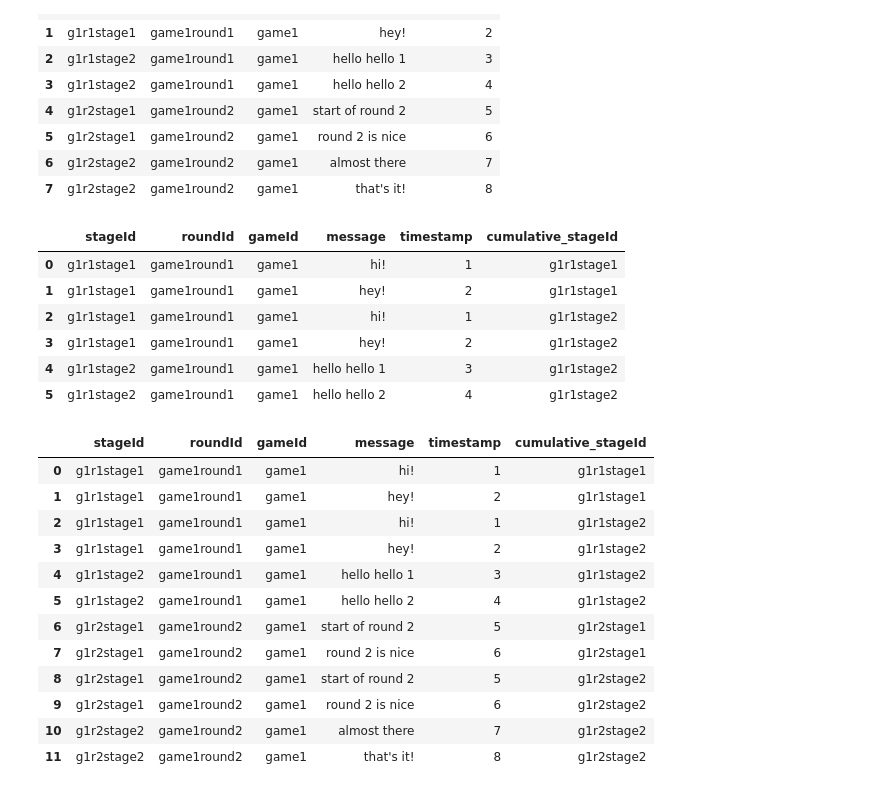
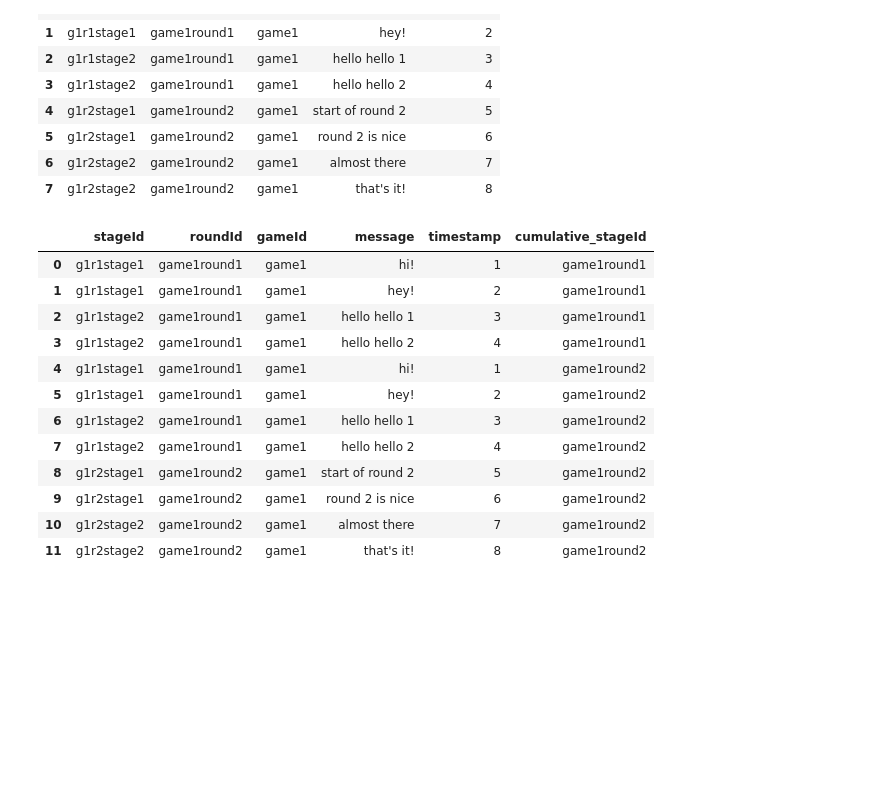
Before and after one commit to Watts-Lab/team_comm_tools, a Jupyter notebook: feature_engine/data/cleaning_scripts/multi_task_data_cleaning.ipynb, the cells around one changed output. Saved outputs shown, nothing was run; the diff lists cells and outputs as text; code cells hidden in the pictures; blank space fills up the shorter version.

Commit message:
add ability to use task as unit of analysis

```diff
--- a/feature_engine/data/cleaning_scripts/multi_task_data_cleaning.ipynb
+++ b/feature_engine/data/cleaning_scripts/multi_task_data_cleaning.ipynb
@@ -96,29 +106,30 @@ with open('../raw_data/multi_task_conversations.csv', 'w', newline='') as csvfil
         stage_timings = list(stage_dict.values())
 
         for chat in chat_list:
-            text = chat['text']
-            speaker = chat['player']['_id']
-            timestamp = chat['timeStamp']
+          text = chat['text']
+          speaker = chat['player']['_id']
+          timestamp = chat['timeStamp']
+          stage_id = ""
 
-            # Determine which stage a chat was spoken in
-            if(len(stageIds) == 3):
-              if(timestamp >= stage_timings[0] and timestamp < stage_timings[1]):
-                stage_id = stageIds[0]
-              if(timestamp >= stage_timings[1] and timestamp < stage_timings[2]):
-                  stage_id = stageIds[1]
-              if(timestamp >= stage_timings[2]):
-                  stage_id = stageIds[2]
-            elif(timestamp == 2):
-              if(timestamp >= stage_timings[0] and timestamp < stage_timings[1]):
-                stage_id = stageIds[0]
-              if(timestamp >= stage_timings[1]):
+          # Determine which stage a chat was spoken in
+          if(len(stageIds) == 3):
+            if(timestamp < stage_timings[1]):
+              stage_id = stageIds[0]
+            if(timestamp >= stage_timings[1] and timestamp < stage_timings[2]):
                 stage_id = stageIds[1]
-            else:
-                stage_id = stageIds[0]
+            if(timestamp >= stage_timings[2]):
+                stage_id = stageIds[2]
+          elif(timestamp == 2):
+            if(timestamp < stage_timings[1]):
+              stage_id = stageIds[0]
+            if(timestamp >= stage_timings[1]):
+              stage_id = stageIds[1]
+          else:
+              stage_id = stageIds[0]
 
-            chat_obj = {'stageId':stage_id, 'roundId': round_id, 'gameId':game_id, 'message': text, 'speaker_nickname': speaker, 'timestamp': timestamp}
+          chat_obj = {'stageId':stage_id, 'roundId': round_id, 'gameId':game_id, 'message': text, 'speaker_nickname': speaker, 'timestamp': timestamp}
 
-            # Write the row
-            writer.writerow(chat_obj)
+          # Write the row
+          writer.writerow(chat_obj)
 # %%
 conversations_raw = pd.read_csv('../raw_data/multi_task_conversations.csv').sort_values(['gameId', 'roundId', 'stageId','timestamp'])
@@ -391,29 +395,19 @@ def create_cumulative_rows(input_df, within_task = False):
 # %%
-create_cumulative_rows(simple_input, within_task = False)
+create_cumulative_rows(df, conversation_id= "roundId", within_task = False)
 # %% [output]
 |  | stageId | roundId | gameId | message | timestamp | cumulative_stageId |
-| 0 | g1r1stage1 | game1round1 | game1 | hi! | 1 | g1r1stage1 |
-| 1 | g1r1stage1 | game1round1 | game1 | hey! | 2 | g1r1stage1 |
-| 2 | g1r1stage1 | game1round1 | game1 | hi! | 1 | g1r1stage2 |
-| 3 | g1r1stage1 | game1round1 | game1 | hey! | 2 | g1r1stage2 |
-| 4 | g1r1stage2 | game1round1 | game1 | hello hello 1 | 3 | g1r1stage2 |
-| 5 | g1r1stage2 | game1round1 | game1 | hello hello 2 | 4 | g1r1stage2 |
+| 0 | g1r1stage1 | game1round1 | game1 | hi! | 1 | game1round1 |
+| 1 | g1r1stage1 | game1round1 | game1 | hey! | 2 | game1round1 |
+| 2 | g1r1stage2 | game1round1 | game1 | hello hello 1 | 3 | game1round1 |
+| 3 | g1r1stage2 | game1round1 | game1 | hello hello 2 | 4 | game1round1 |
+| 4 | g1r1stage1 | game1round1 | game1 | hi! | 1 | game1round2 |
+| 5 | g1r1stage1 | game1round1 | game1 | hey! | 2 | game1round2 |
+| 6 | g1r1stage2 | game1round1 | game1 | hello hello 1 | 3 | game1round2 |
+| 7 | g1r1stage2 | game1round1 | game1 | hello hello 2 | 4 | game1round2 |
+| 8 | g1r2stage1 | game1round2 | game1 | start of round 2 | 5 | game1round2 |
+| 9 | g1r2stage1 | game1round2 | game1 | round 2 is nice | 6 | game1round2 |
+| 10 | g1r2stage2 | game1round2 | game1 | almost there | 7 | game1round2 |
+| 11 | g1r2stage2 | game1round2 | game1 | that's it! | 8 | game1round2 |
-# %%
-create_cumulative_rows(df, within_task = True)
-# %% [output]
-|  | stageId | roundId | gameId | message | timestamp | cumulative_stageId |
-| 0 | g1r1stage1 | game1round1 | game1 | hi! | 1 | g1r1stage1 |
-| 1 | g1r1stage1 | game1round1 | game1 | hey! | 2 | g1r1stage1 |
-| 2 | g1r1stage1 | game1round1 | game1 | hi! | 1 | g1r1stage2 |
-| 3 | g1r1stage1 | game1round1 | game1 | hey! | 2 | g1r1stage2 |
-| 4 | g1r1stage2 | game1round1 | game1 | hello hello 1 | 3 | g1r1stage2 |
-| 5 | g1r1stage2 | game1round1 | game1 | hello hello 2 | 4 | g1r1stage2 |
-| 6 | g1r2stage1 | game1round2 | game1 | start of round 2 | 5 | g1r2stage1 |
-| 7 | g1r2stage1 | game1round2 | game1 | round 2 is nice | 6 | g1r2stage1 |
-| 8 | g1r2stage1 | game1round2 | game1 | start of round 2 | 5 | g1r2stage2 |
-| 9 | g1r2stage1 | game1round2 | game1 | round 2 is nice | 6 | g1r2stage2 |
-| 10 | g1r2stage2 | game1round2 | game1 | almost there | 7 | g1r2stage2 |
-| 11 | g1r2stage2 | game1round2 | game1 | that's it! | 8 | g1r2stage2 |
 # %%
 multi_task_tiny = pd.read_csv("../raw_data/multi_task_TINY.csv")
 # %%
```
Also changed, not shown: parts of 22 cells of this notebook, 5 other files.
